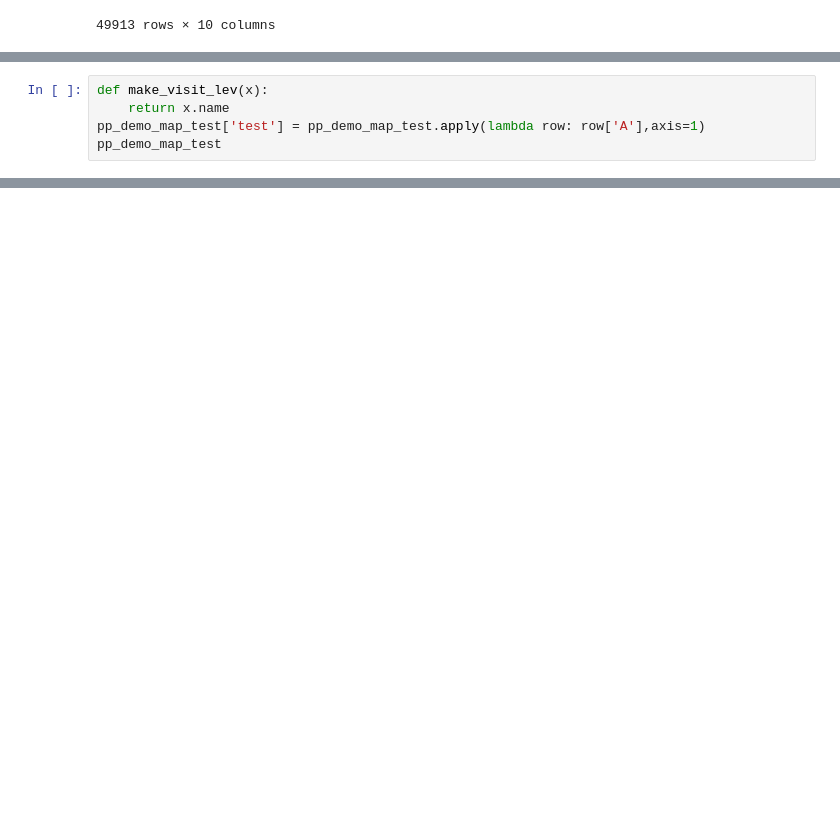
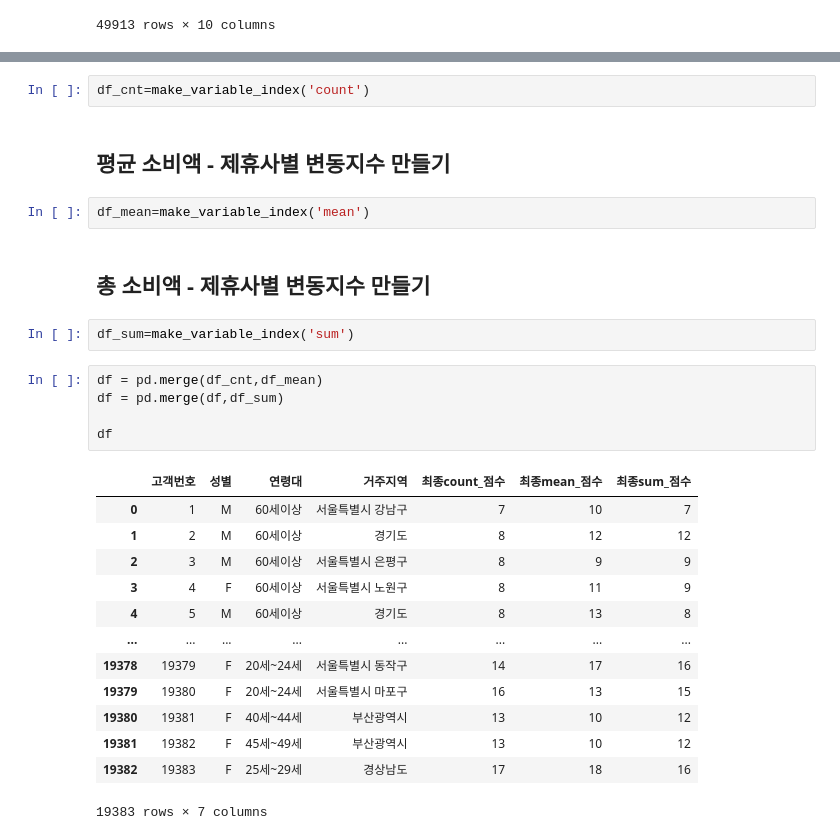
Before and after one commit to PKLH/cakd_LP, a Jupyter notebook: WorkSpace/Kim/EDA_1018.ipynb, the cells around one changed output, grey strips where cells are left out. Cells and saved outputs as stored; diff of their text form; blank space fills up the shorter version.

```diff
--- a/WorkSpace/Kim/EDA_1018.ipynb
+++ b/WorkSpace/Kim/EDA_1018.ipynb
@@ -294,5 +183,0 @@ pp_demo_map_test
-# %%
-def make_visit_lev(x):
-    return x.name
-pp_demo_map_test['test'] = pp_demo_map_test.apply(lambda row: row['A'],axis=1)
-pp_demo_map_test
@@ -422,0 +228,29 @@ pp_pv['방문_변동지수'].hist(bins=50)
+# %%
+df_cnt=make_variable_index('count')
+# %% [markdown]
+## 평균 소비액 - 제휴사별 변동지수 만들기
+# %%
+df_mean=make_variable_index('mean')
+# %% [markdown]
+## 총 소비액 - 제휴사별 변동지수 만들기
+# %%
+df_sum=make_variable_index('sum')
+# %%
+df = pd.merge(df_cnt,df_mean)
+df = pd.merge(df,df_sum)
+
+df
+# %% [output]
+|  | 고객번호 | 성별 | 연령대 | 거주지역 | 최종count_점수 | 최종mean_점수 | 최종sum_점수 |
+| 0 | 1 | M | 60세이상 | 서울특별시 강남구 | 7 | 10 | 7 |
+| 1 | 2 | M | 60세이상 | 경기도 | 8 | 12 | 12 |
+| 2 | 3 | M | 60세이상 | 서울특별시 은평구 | 8 | 9 | 9 |
+| 3 | 4 | F | 60세이상 | 서울특별시 노원구 | 8 | 11 | 9 |
+| 4 | 5 | M | 60세이상 | 경기도 | 8 | 13 | 8 |
+| ... | ... | ... | ... | ... | ... | ... | ... |
+| 19378 | 19379 | F | 20세~24세 | 서울특별시 동작구 | 14 | 17 | 16 |
+| 19379 | 19380 | F | 20세~24세 | 서울특별시 마포구 | 16 | 13 | 15 |
+| 19380 | 19381 | F | 40세~44세 | 부산광역시 | 13 | 10 | 12 |
+| 19381 | 19382 | F | 45세~49세 | 부산광역시 | 13 | 10 | 12 |
+| 19382 | 19383 | F | 25세~29세 | 경상남도 | 17 | 18 | 16 |
+19383 rows × 7 columns
```
Also changed, not shown: parts of 21 cells of this notebook.
